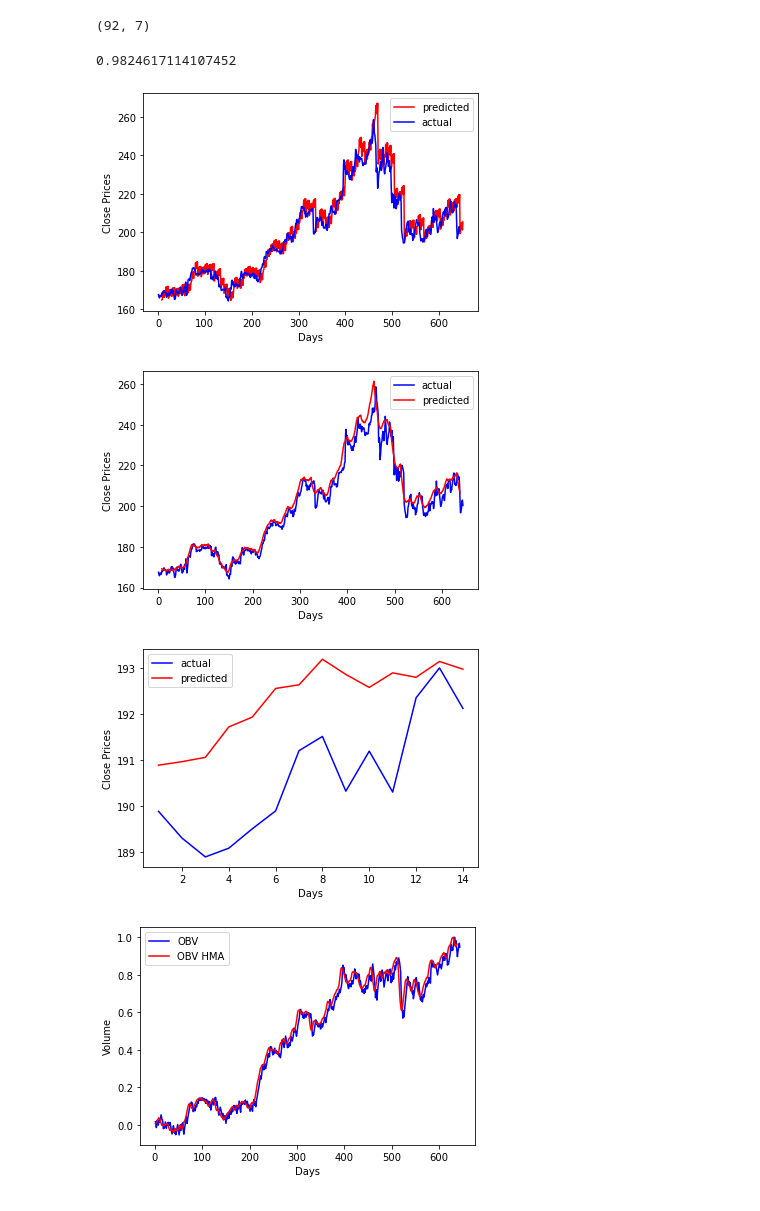
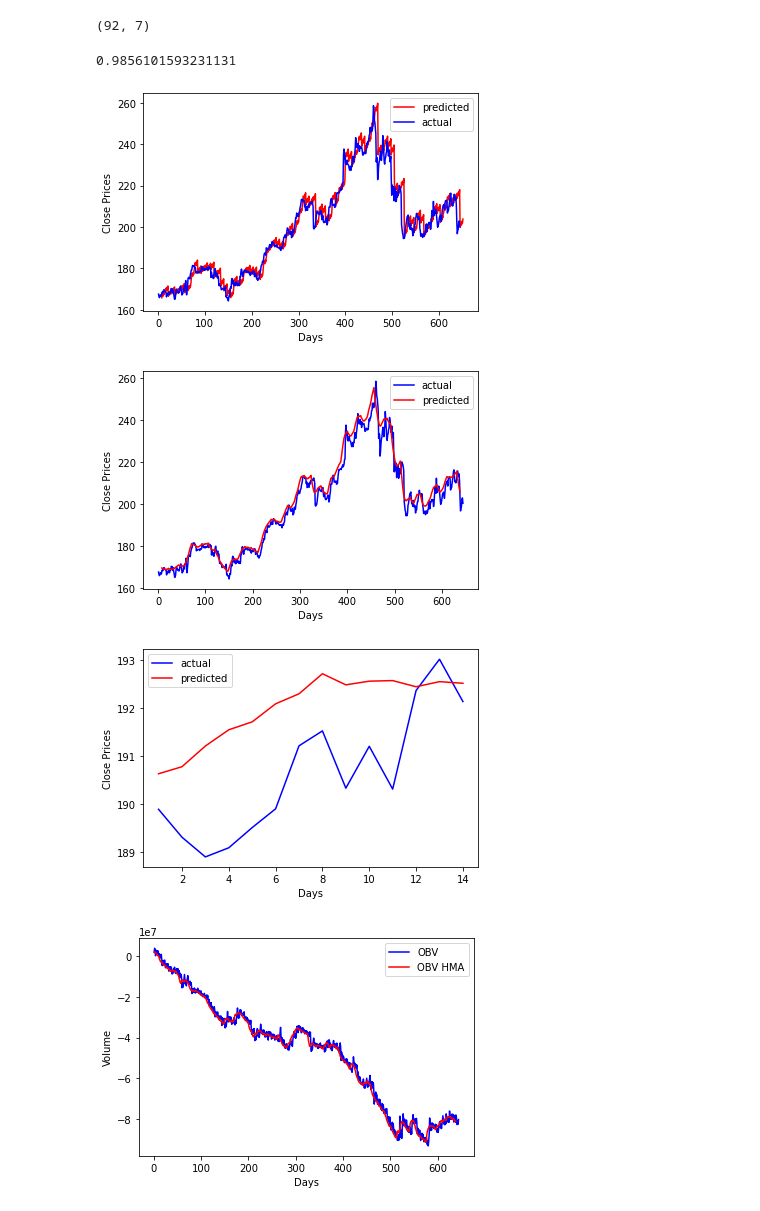
Before and after one commit to ENEmyr/autotrading, a Jupyter notebook: test_predicted.ipynb, the cells around one changed output. Drawn from its saved outputs; the diff is of its cells as text; code cells hidden in the pictures.

```diff
--- a/test_predicted.ipynb
+++ b/test_predicted.ipynb
@@ -12,5 +8,5 @@ C:\Users\keypg\Anaconda3\envs\ml\lib\site-packages\numpy\.libs\libopenblas.PYQHX
 # %%
-model = Predictor('tdnn_pso', 32)
+model = Predictor('tdnn', 32)
 data_path = 'dataset/MMM-18.csv'
 # %%
 x, y = model.load_transform(data_path)
@@ -28,7 +24,7 @@ from sklearn.metrics import explained_variance_score
 score = explained_variance_score(y, pred) # 1.0 is best
 score
 # %% [output]
-0.9824617114107452
+0.9856101593231131
 # %%
 days = np.arange(1, len(y.reshape(1,-1)[0])+1)
 plt.plot(days+7, pred.reshape(1,-1)[0], 'r', label='predicted')
@@ -38,7 +34,7 @@ plt.ylabel('Close Prices')
 plt.legend()
 plt.show()
 # %% [output]
-[figure, old version]
+[figure, new version]
 # %%
 smoother = Smoother(pred.reshape(-1, 1)[:, 0], 14)
 transform_pred = smoother.transform('hamming')
@@ -51,7 +47,7 @@ plt.ylabel('Close Prices')
 plt.legend()
 plt.show()
 # %% [output]
-[figure, old version]
+[figure, new version]
 # %%
 days = np.arange(1, len(y[33:35].reshape(1,-1)[0])+1)
 plt.plot(days, y[33:35].reshape(1,-1)[0], 'b', label='actual')
@@ -62,19 +58,19 @@ plt.ylabel('Close Prices')
 plt.legend()
 plt.show()
 # %% [output]
-[figure, old version]
+[figure, new version]
 # %%
 volumes = get_volumes(data_path)
-obv = on_balance_volume(volumes, y.reshape(1, -1)[0])
+obv = on_balance_volume(volumes, pred.reshape(1, -1)[0])
 days = np.arange(1, len(obv)+1)
 smoother = Smoother(obv, 7)
 obv_hma = smoother.transform('hamming')
-plt.plot(days, obv/obv.max(), 'b', label='OBV')
+plt.plot(days, obv, 'b', label='OBV')
 days = np.arange(1, len(obv_hma)+1)
-plt.plot(days, obv_hma/obv_hma.max(), 'r', label='OBV HMA')
+plt.plot(days, obv_hma, 'r', label='OBV HMA')
 plt.xlabel('Days')
 plt.ylabel('Volume')
 plt.legend()
 plt.show()
 # %% [output]
-[figure, old version]
+[figure, new version]
```
Also changed, not shown: parts of 1 cell of this notebook, 3 other files.
